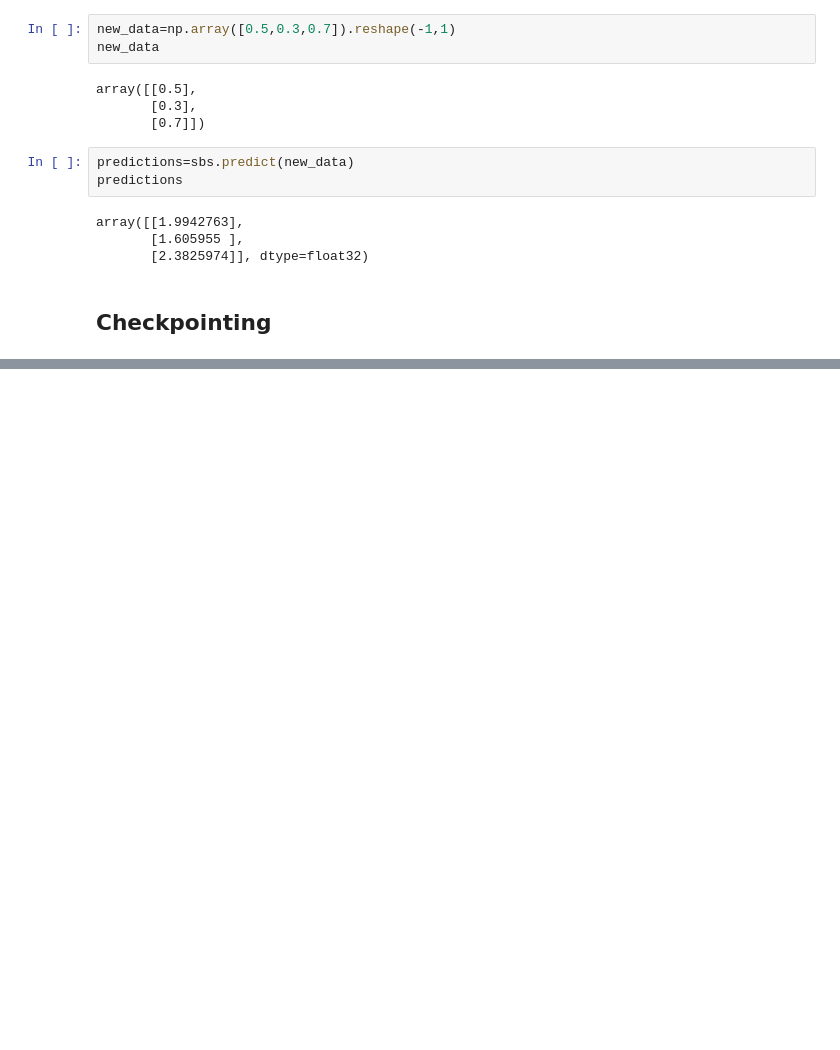
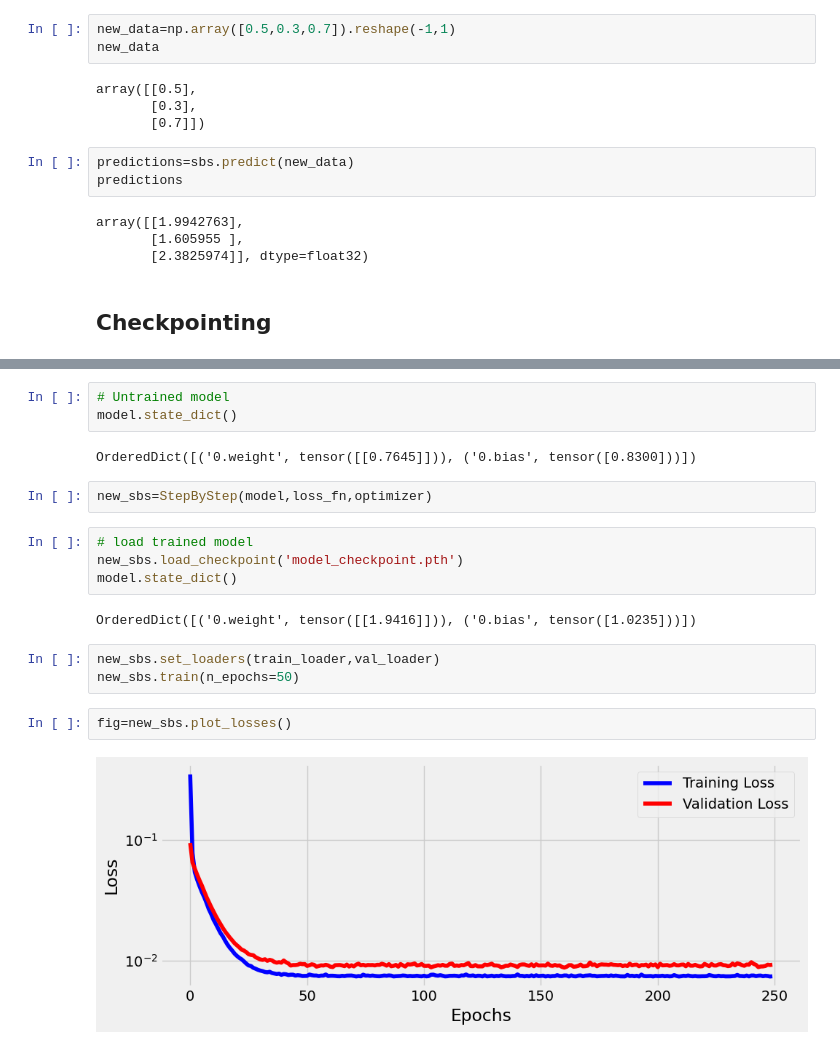
Before and after one commit to Anushkach/Deep-Learning, a Jupyter notebook: Deep Learning with Pytorch/Chapter 2_1.ipynb, the cells around one changed output, grey strips where cells are left out. Cells and saved outputs as stored; diff of their text form; blank space fills up the shorter version.

```diff
--- a/Deep Learning with Pytorch/Chapter 2_1.ipynb
+++ b/Deep Learning with Pytorch/Chapter 2_1.ipynb
@@ -480,0 +496,20 @@ array([[1.9942763],
+# %%
+# Untrained model
+model.state_dict()
+# %% [output]
+OrderedDict([('0.weight', tensor([[0.7645]])), ('0.bias', tensor([0.8300]))])
+# %%
+new_sbs=StepByStep(model,loss_fn,optimizer)
+# %%
+# load trained model
+new_sbs.load_checkpoint('model_checkpoint.pth')
+model.state_dict()
+# %% [output]
+OrderedDict([('0.weight', tensor([[1.9416]])), ('0.bias', tensor([1.0235]))])
+# %%
+new_sbs.set_loaders(train_loader,val_loader)
+new_sbs.train(n_epochs=50)
+# %%
+fig=new_sbs.plot_losses()
+# %% [output]
+[figure, added]
```
Also changed, not shown: parts of 5 cells of this notebook, 1 other file.
